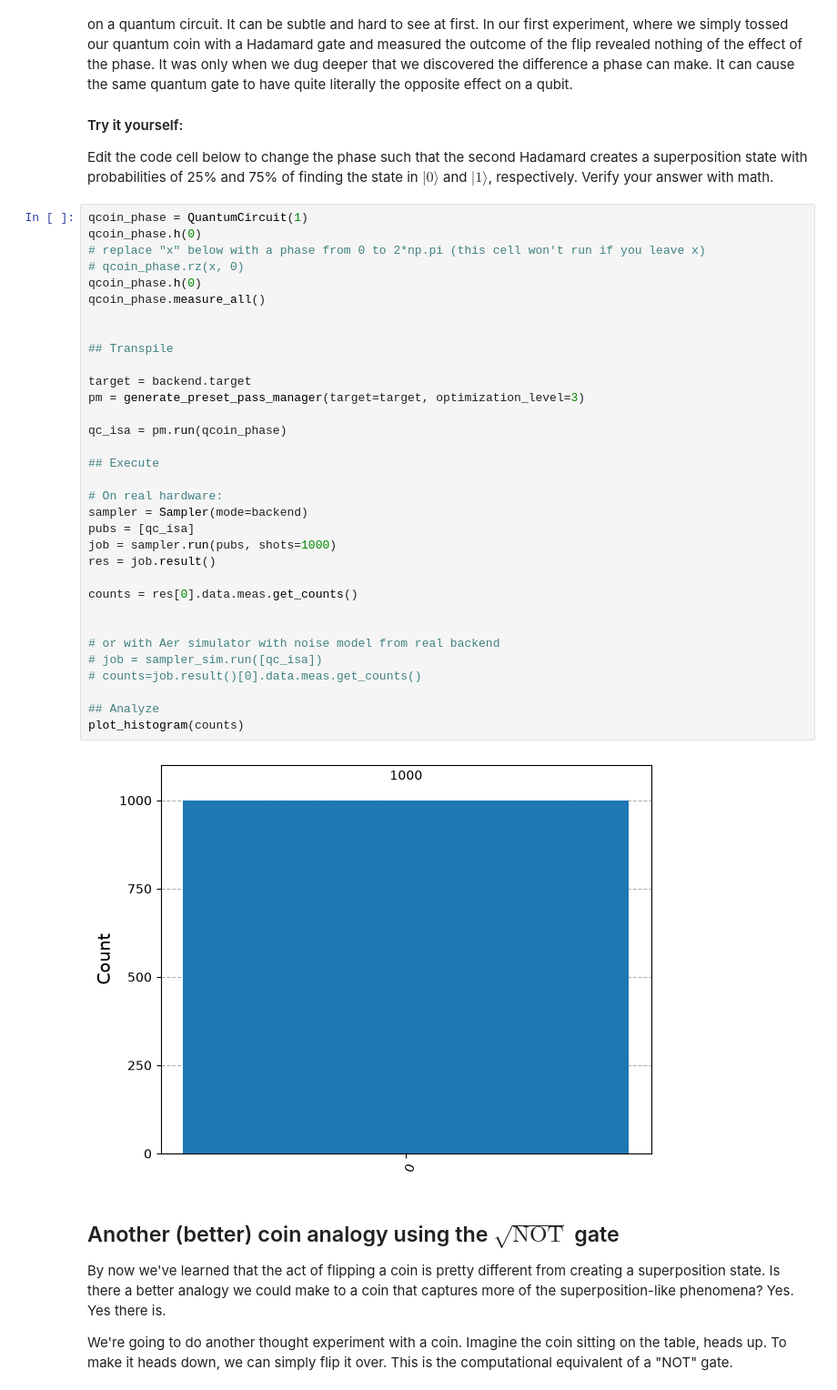
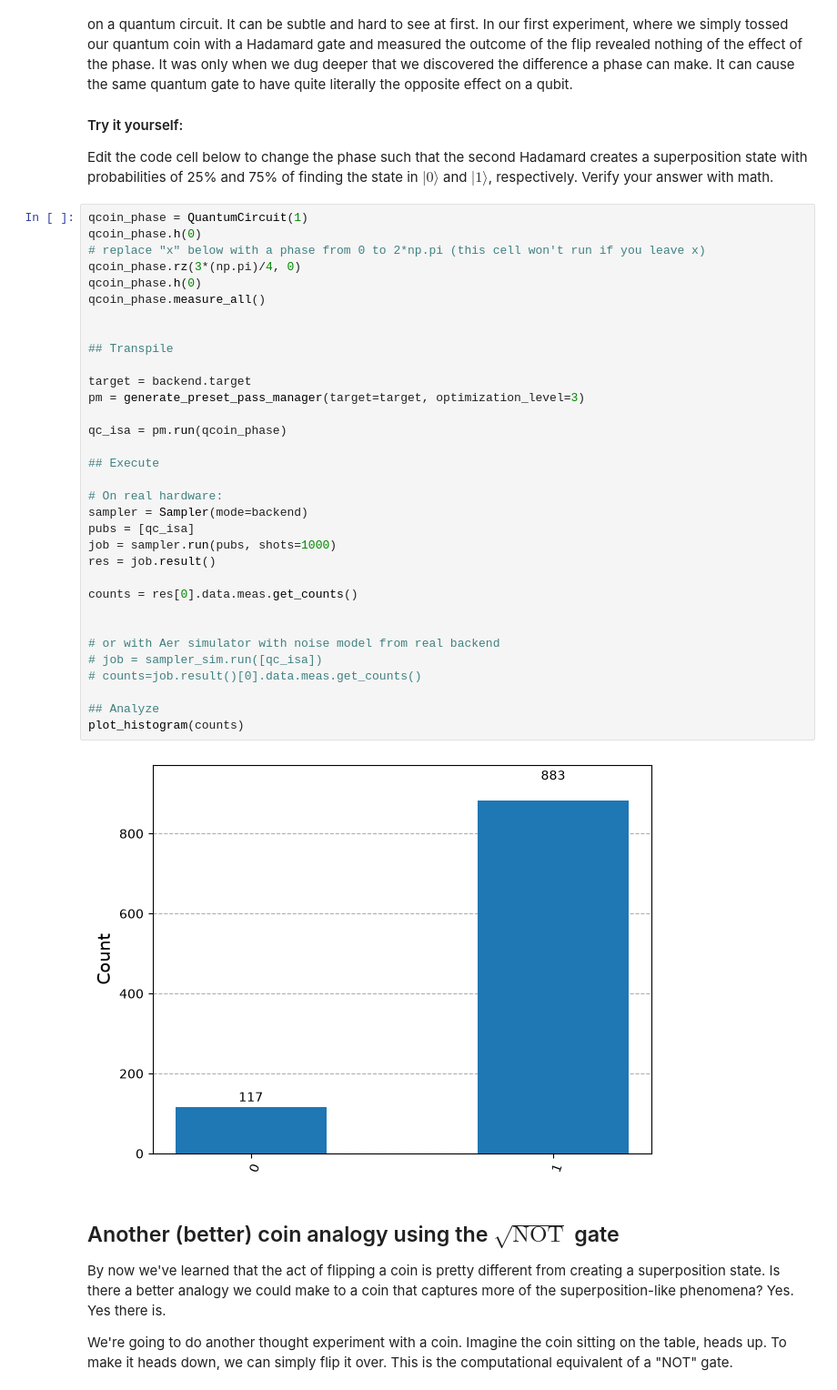
Before and after one commit to lakshmigowthami6/Qiskit-Fallfest-2026, a Jupyter notebook: superposition-with-qiskit_fallfest (1).ipynb, the cells around one changed output. Shown at 91% size. Drawn from its saved outputs; the diff is of its cells as text.

```diff
--- a/superposition-with-qiskit_fallfest (1).ipynb
+++ b/superposition-with-qiskit_fallfest (1).ipynb
@@ -454,37 +454,37 @@ Edit the code cell below to change the phase such that the second Hadamard creat
 qcoin_phase = QuantumCircuit(1)
 qcoin_phase.h(0)
 # replace "x" below with a phase from 0 to 2*np.pi (this cell won't run if you leave x)
-# qcoin_phase.rz(x, 0)
+qcoin_phase.rz(3*(np.pi)/4, 0)
 qcoin_phase.h(0)
 qcoin_phase.measure_all()
 
 
 ## Transpile
 
 target = backend.target
 pm = generate_preset_pass_manager(target=target, optimization_level=3)
 
 qc_isa = pm.run(qcoin_phase)
 
 ## Execute
 
 # On real hardware:
 sampler = Sampler(mode=backend)
 pubs = [qc_isa]
 job = sampler.run(pubs, shots=1000)
 res = job.result()
 
 counts = res[0].data.meas.get_counts()
 
 
 # or with Aer simulator with noise model from real backend
 # job = sampler_sim.run([qc_isa])
 # counts=job.result()[0].data.meas.get_counts()
 
 ## Analyze
 plot_histogram(counts)
 # %% [output]
-[figure, old version]
+[figure, new version]
 # %% [markdown]
 ## Another (better) coin analogy using the $\sqrt{\text{NOT}}$ gate
 
```
Also changed, not shown: parts of 15 cells of this notebook.
